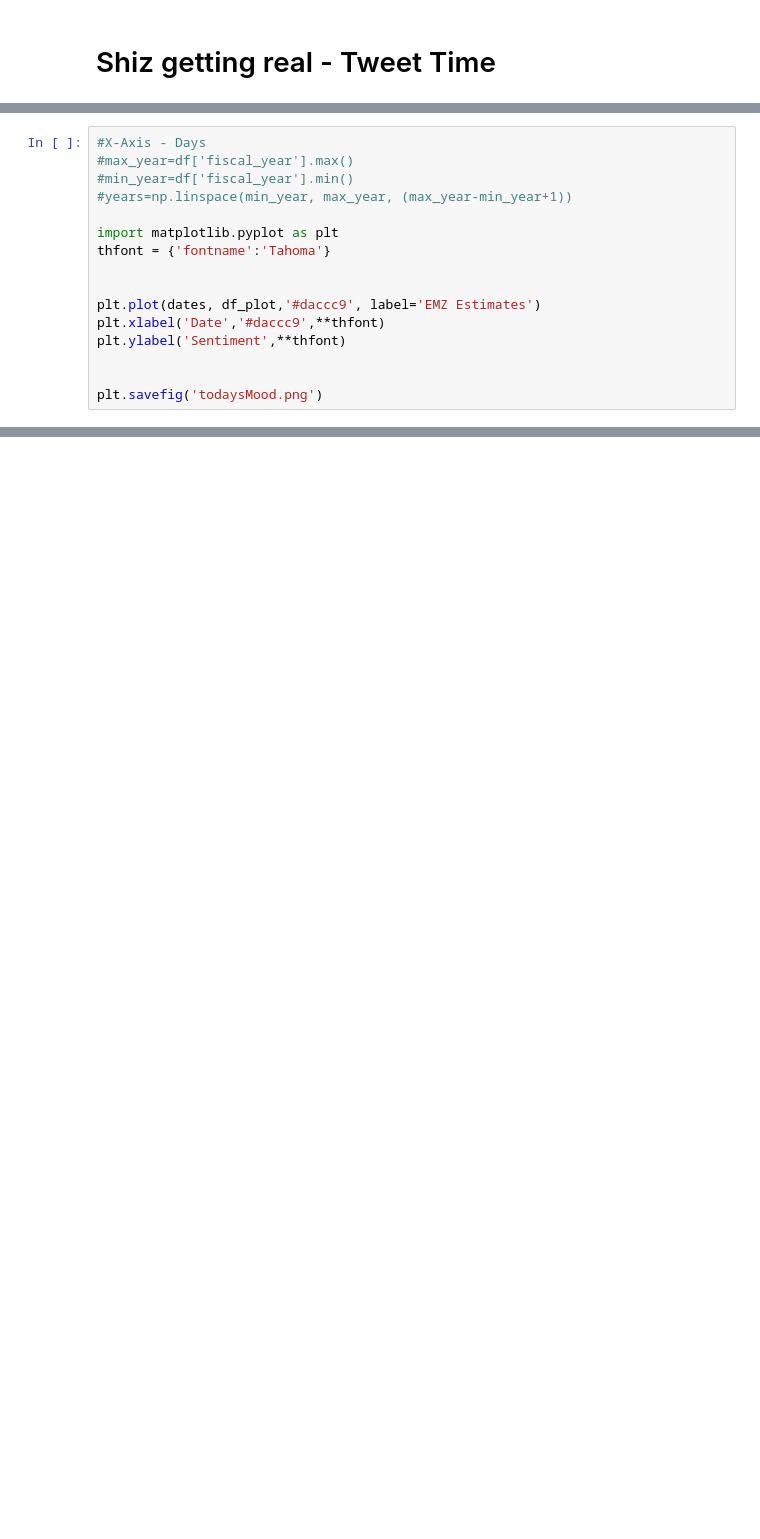
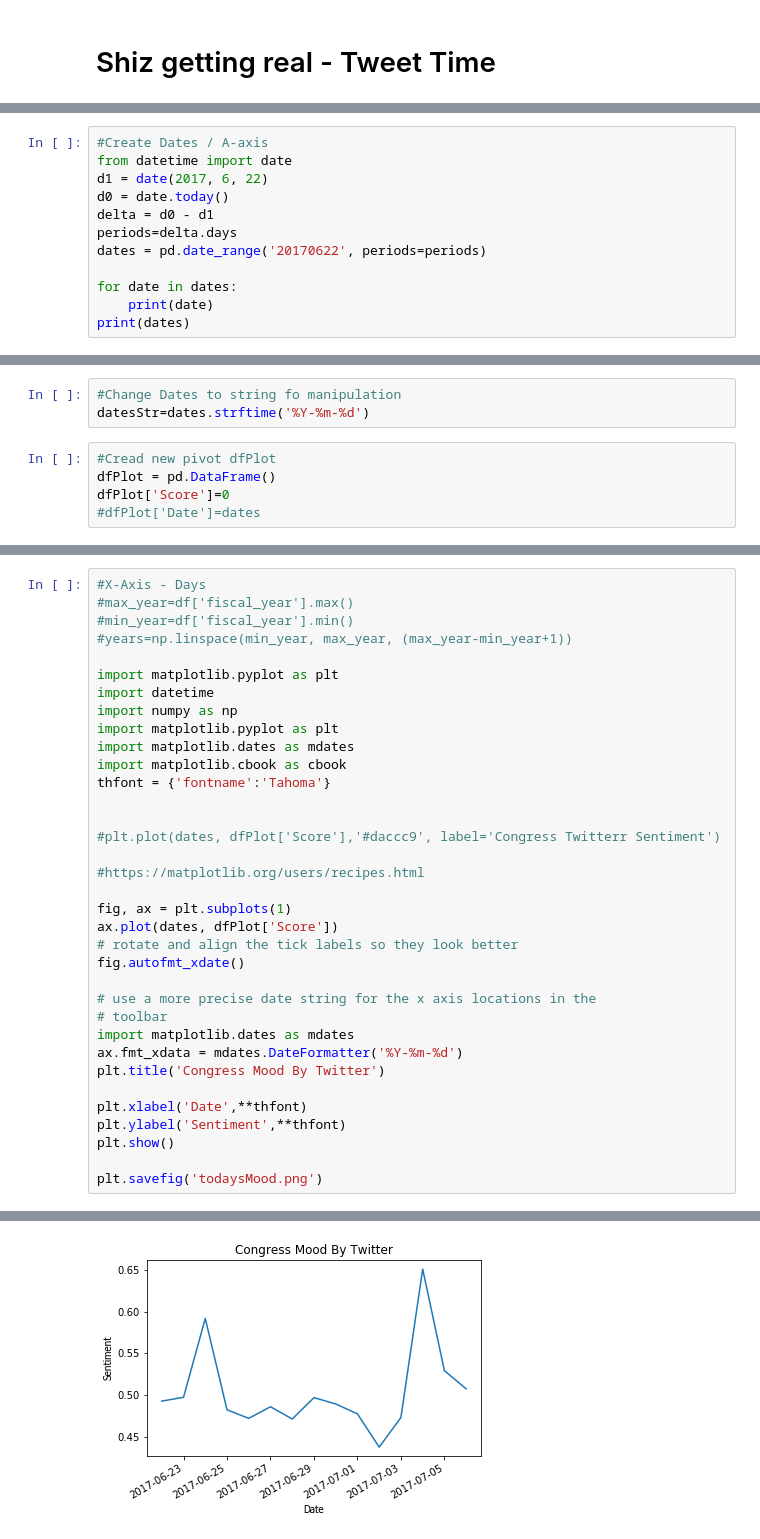
Before and after one commit to whs2k/whs2k.github.io, a Jupyter notebook: IMDB Training Congressional Tweet Analysis.ipynb, the cells around one changed output, grey strips where cells are left out. Drawn from its saved outputs; the diff is of its cells as text; blank space fills up the shorter version.

```diff
--- a/IMDB Training Congressional Tweet Analysis.ipynb
+++ b/IMDB Training Congressional Tweet Analysis.ipynb
@@ -296,0 +269,12 @@ df_plot
+# %%
+#Create Dates / A-axis
+from datetime import date
+d1 = date(2017, 6, 22)
+d0 = date.today()
+delta = d0 - d1
+periods=delta.days
+dates = pd.date_range('20170622', periods=periods)
+
+for date in dates:
+    print(date)
+print(dates)
@@ -296,0 +302,8 @@ df_plot
+# %%
+#Change Dates to string fo manipulation
+datesStr=dates.strftime('%Y-%m-%d')
+# %%
+#Cread new pivot dfPlot
+dfPlot = pd.DataFrame()
+dfPlot['Score']=0
+#dfPlot['Date']=dates
@@ -340,13 +386,32 @@ outfile.close()
 #years=np.linspace(min_year, max_year, (max_year-min_year+1))
 
 import matplotlib.pyplot as plt
+import datetime
+import numpy as np
+import matplotlib.pyplot as plt
+import matplotlib.dates as mdates
+import matplotlib.cbook as cbook
 thfont = {'fontname':'Tahoma'}
 
 
-plt.plot(dates, df_plot,'#daccc9', label='EMZ Estimates')
-plt.xlabel('Date','#daccc9',**thfont)
+#plt.plot(dates, dfPlot['Score'],'#daccc9', label='Congress Twitterr Sentiment')
+
+#https://matplotlib.org/users/recipes.html
+
+fig, ax = plt.subplots(1)
+ax.plot(dates, dfPlot['Score'])
+# rotate and align the tick labels so they look better
+fig.autofmt_xdate()
+
+# use a more precise date string for the x axis locations in the
+# toolbar
+import matplotlib.dates as mdates
+ax.fmt_xdata = mdates.DateFormatter('%Y-%m-%d')
+plt.title('Congress Mood By Twitter')
+
+plt.xlabel('Date',**thfont)
 plt.ylabel('Sentiment',**thfont)
-
+plt.show()
 
 plt.savefig('todaysMood.png')
 # %% [output]
@@ -353,0 +419 @@ AttributeError: 'str' object has no attribute 'pop'
+[figure, added]
```
Also changed, not shown: parts of 23 cells of this notebook, 7 other files.
